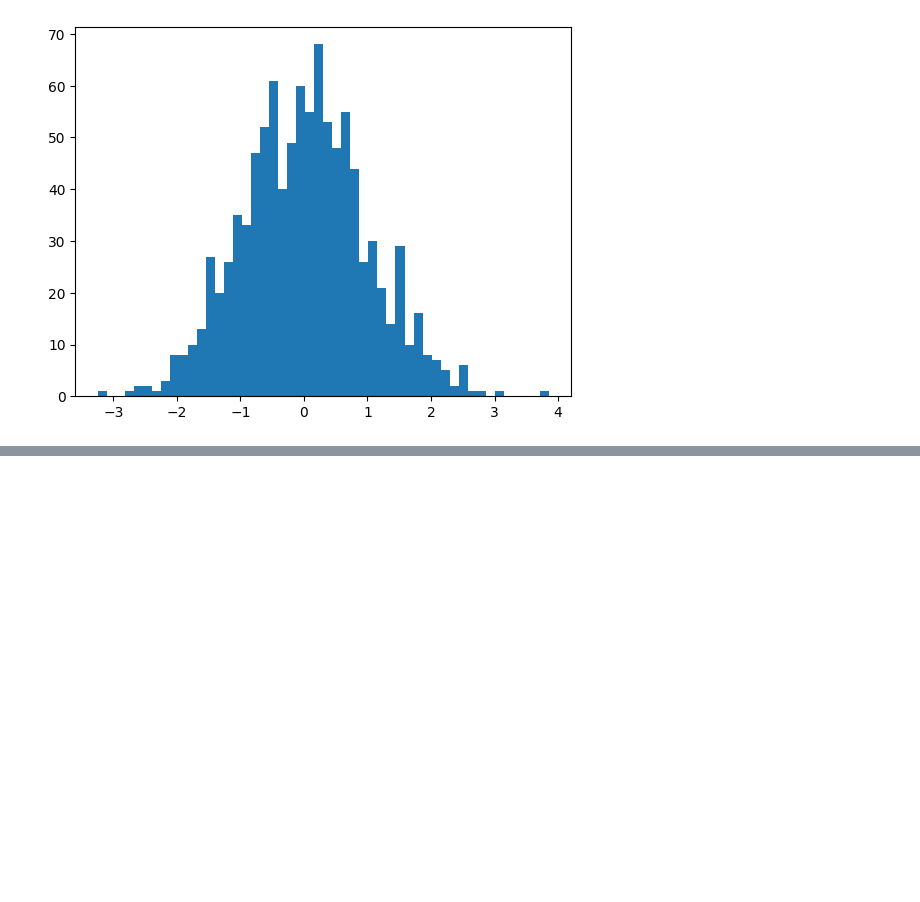
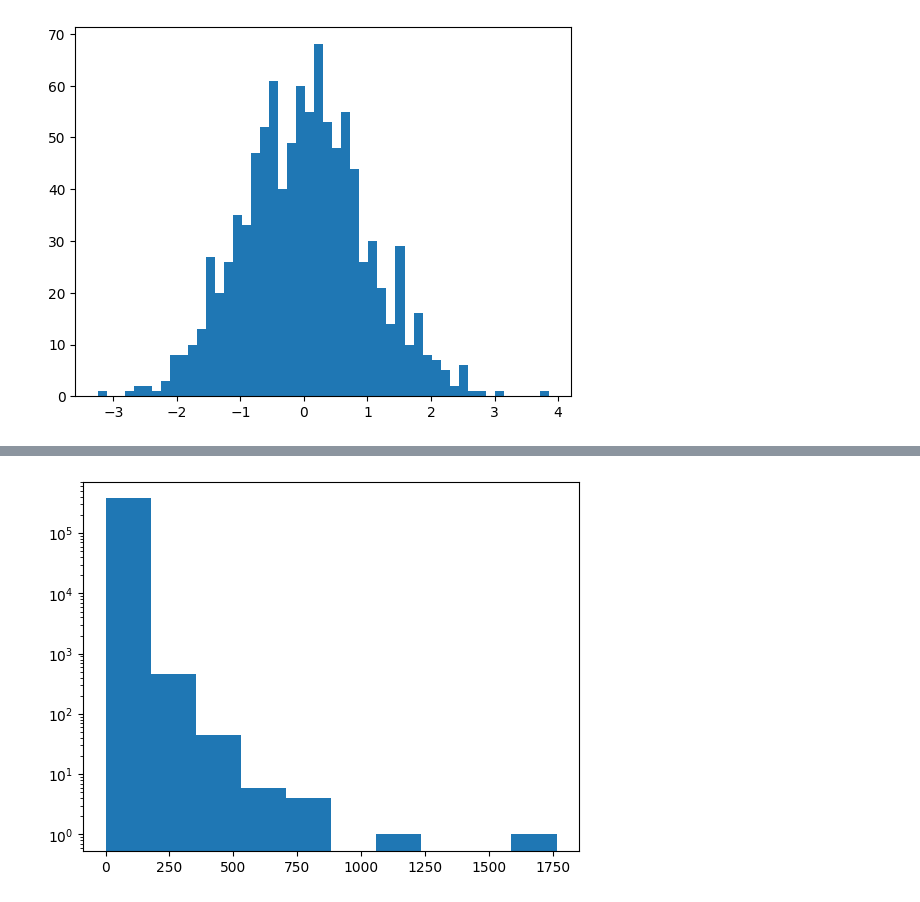
Before and after one commit to seha111111/data_anal, a Jupyter notebook: ch04.ipynb, the cells around one changed output, grey strips where cells are left out. Saved outputs shown, nothing was run; the diff lists cells and outputs as text; code cells hidden in the pictures; blank space fills up the shorter version.

```diff
--- a/ch04.ipynb
+++ b/ch04.ipynb
@@ -321,0 +332,8 @@ plt.show()
+# %%
+# 대부분이 0~10까지의 데이터이므로 건수가 1,2 개인 경우 표시가 안된다.
+# -> log 처리를 한다. 데이터의 크기가 차이가 많이 날 때 log 처리를 하면 작은 데이터를 표시할 수 있다.
+plt.hist(ns_book7["대출건수"])
+plt.yscale("log")
+plt.show()
+# %% [output]
+[figure, added]
```
Also changed, not shown: parts of 8 cells of this notebook.
